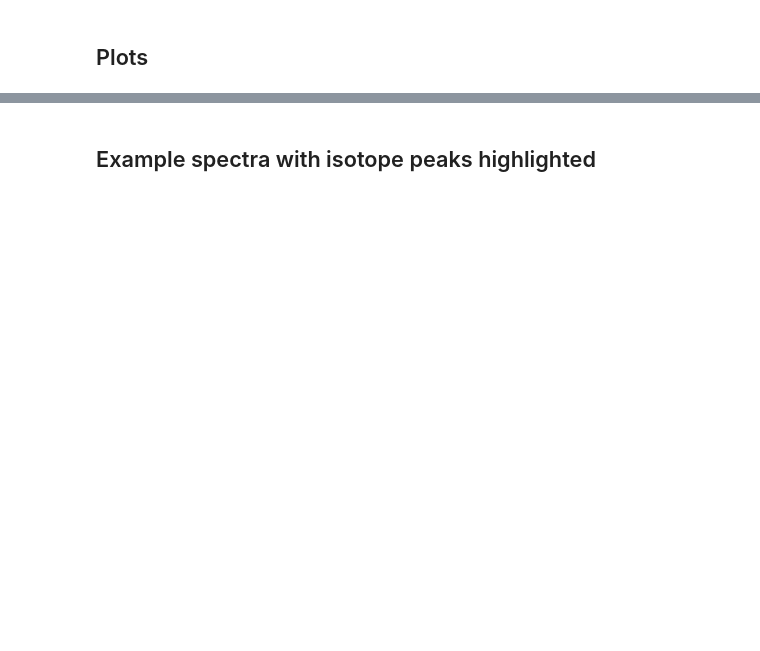
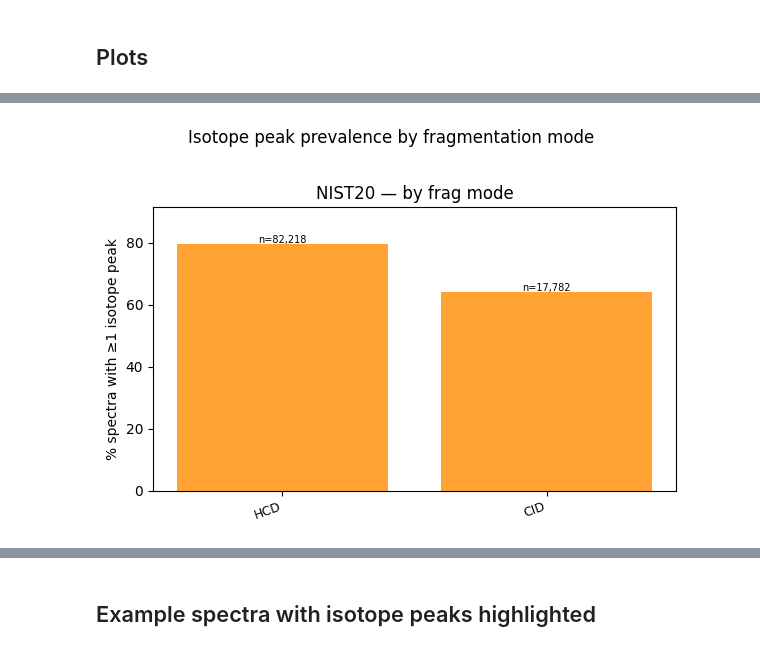
Before and after one commit to LZhang98/fragnnet, a Jupyter notebook: notebooks/isotope_peak_analysis.ipynb, the cells around one changed output, grey strips where cells are left out. Cells and saved outputs as stored; diff of their text form; code cells hidden in the pictures; blank space fills up the shorter version.

```diff
--- a/notebooks/isotope_peak_analysis.ipynb
+++ b/notebooks/isotope_peak_analysis.ipynb
@@ -311,10 +321,11 @@ plt.show()
 # %%
 # ── By frag_mode ──────────────────────────────────────────────────────────────
-fig, axes = plt.subplots(1, 2, figsize=(12, 4), sharey=False)
-for ax, (stats, label) in zip(axes, [(stats20, "NIST20"), (stats23, "NIST23")]):
-    plot_bar_by_group(ax, stats, "frag_mode", label, color="darkorange")
+fig, ax = plt.subplots(figsize=(6, 4))
+plot_bar_by_group(ax, stats20, "frag_mode", "NIST20", color="darkorange")
 plt.suptitle("Isotope peak prevalence by fragmentation mode", y=1.02)
 plt.tight_layout()
 plt.show()
+# %% [output]
+[figure, added]
 # %%
 # ── By prec_type ──────────────────────────────────────────────────────────────
```
Also changed, not shown: parts of 35 cells of this notebook.
